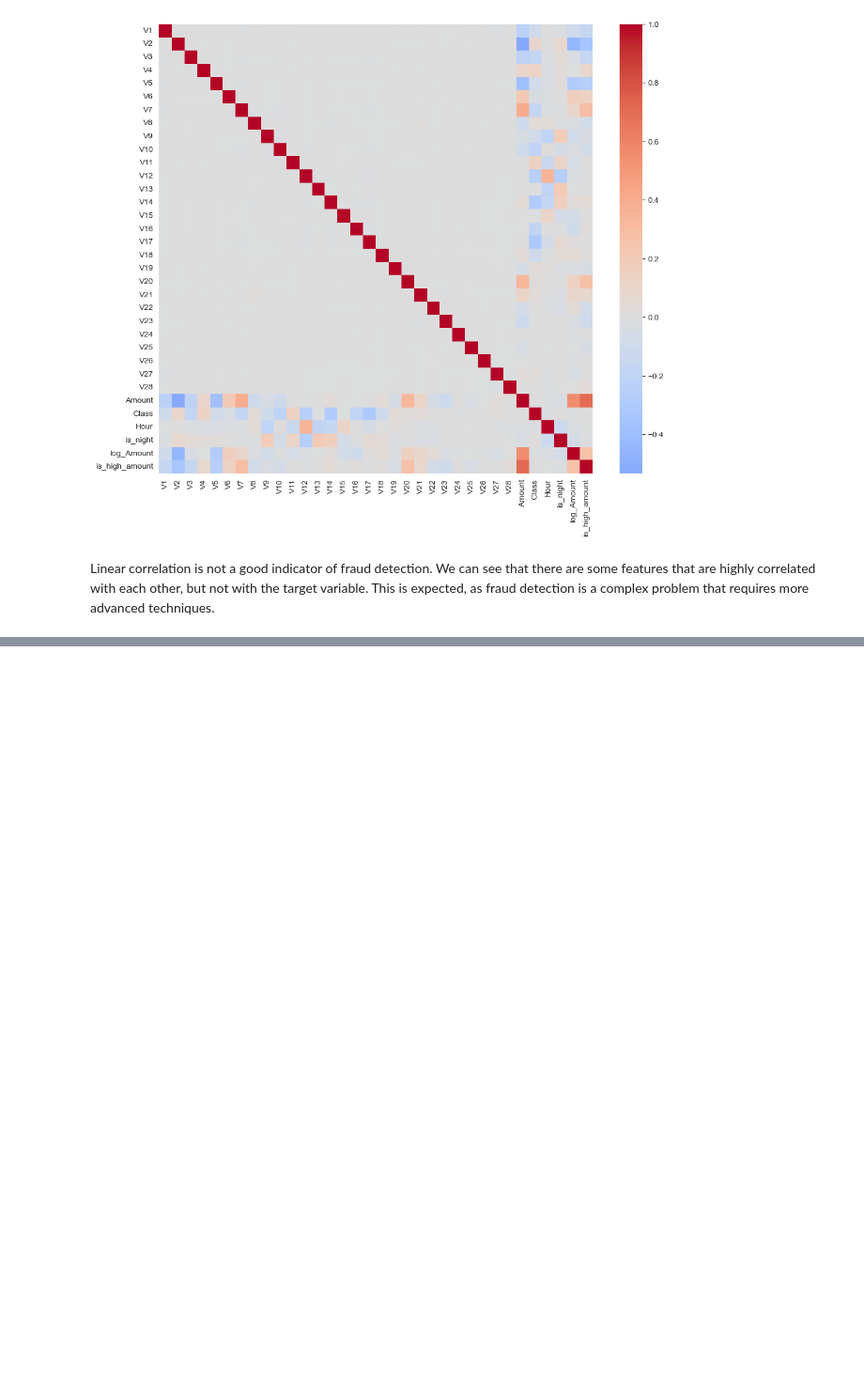
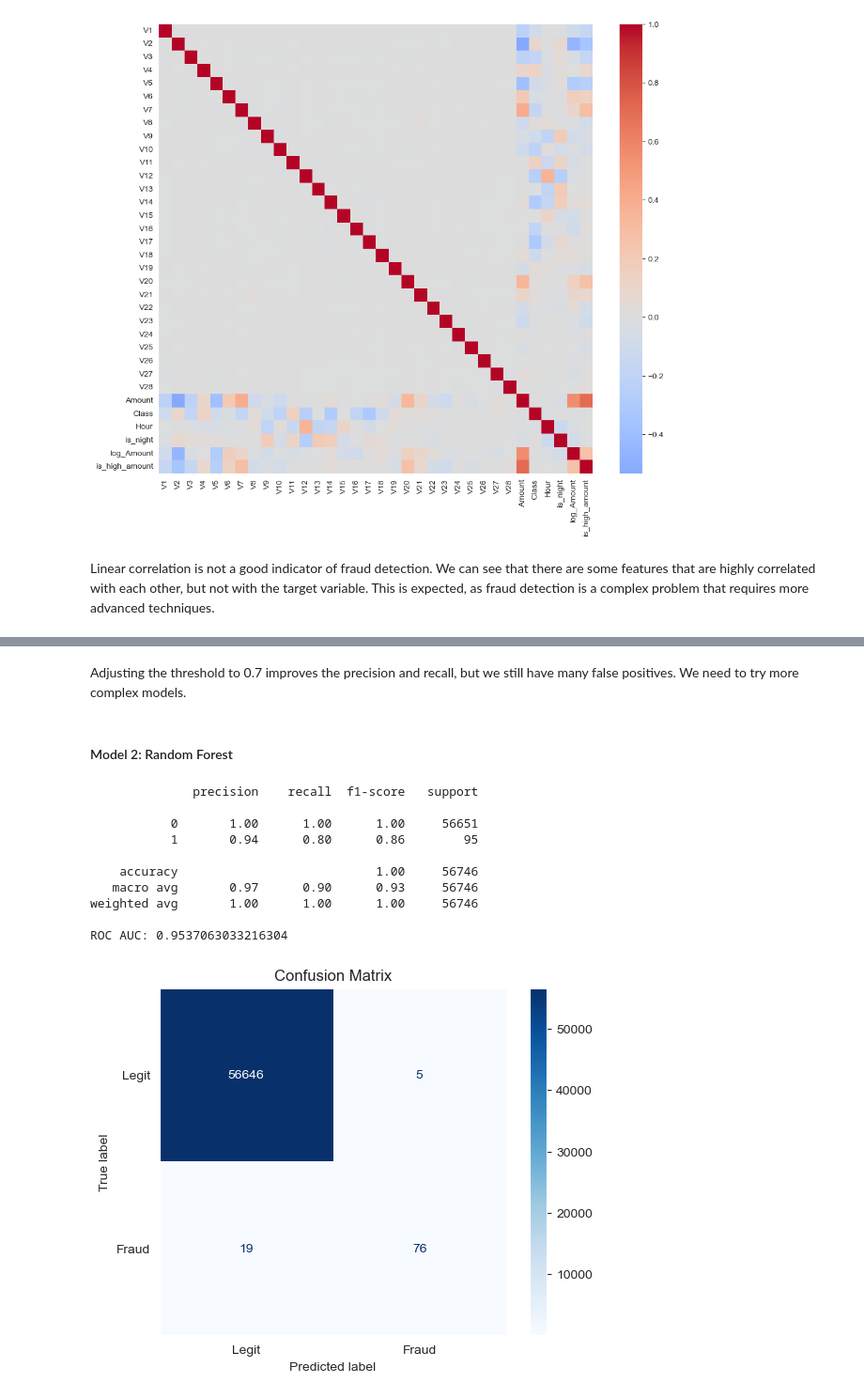
Before and after one commit to nikkhav/FinFraudGuard, a Jupyter notebook: notebooks/FinFraudGuard.ipynb, the cells around one changed output, grey strips where cells are left out. Shown at 94% size. Saved outputs shown, nothing was run; the diff lists cells and outputs as text; code cells hidden in the pictures; blank space fills up the shorter version.

```diff
--- a/notebooks/FinFraudGuard.ipynb
+++ b/notebooks/FinFraudGuard.ipynb
@@ -185,0 +286,23 @@ Linear correlation is not a good indicator of fraud detection. We can see that t
+# %% [markdown]
+Adjusting the threshold to 0.7 improves the precision and recall, but we still have many false positives. We need to try more complex models.
+# %% [markdown]
+#### Model 2: Random Forest
+# %%
+model = RandomForestClassifier(random_state=RANDOM_STATE, n_jobs=-1)
+model.fit(X_train_bal, y_train_bal)
+
+y_pred = model.predict(X_test)
+y_pred_proba = model.predict_proba(X_test)[:, 1]
+print_report(y_test, y_pred, y_pred_proba)
+# %% [output]
+              precision    recall  f1-score   support
+
+           0       1.00      1.00      1.00     56651
+           1       0.94      0.80      0.86        95
+
+    accuracy                           1.00     56746
+   macro avg       0.97      0.90      0.93     56746
+weighted avg       1.00      1.00      1.00     56746
+
+ROC AUC: 0.9537063033216304
+[figure, added]
```
Also changed, not shown: parts of 27 cells of this notebook.
